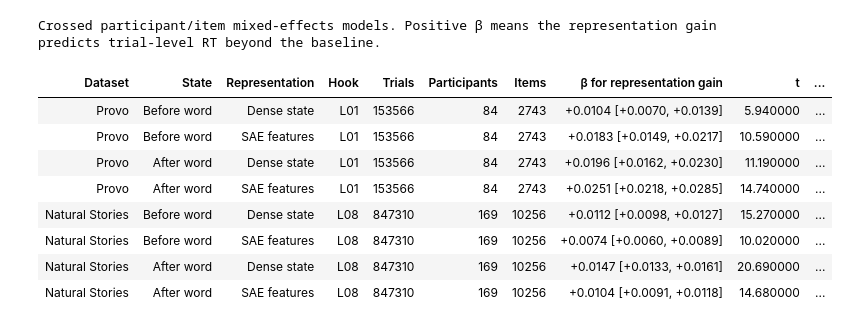
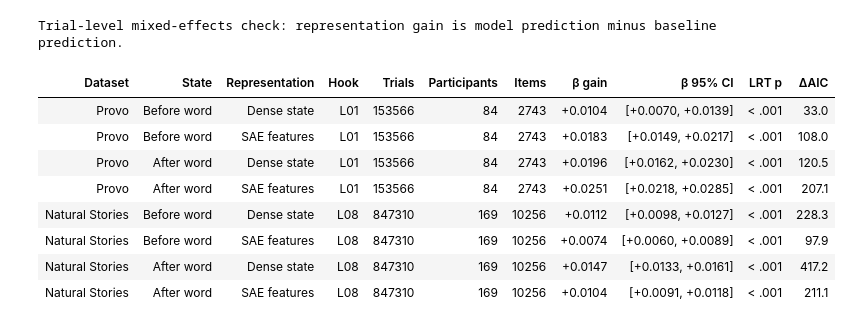
Before and after one commit to theraSara/saert, a Jupyter notebook: notebooks/08_mixed_effects.ipynb, the cells around one changed output. Saved outputs shown, nothing was run; the diff lists cells and outputs as text; code cells hidden in the pictures.

```diff
--- a/notebooks/08_mixed_effects.ipynb
+++ b/notebooks/08_mixed_effects.ipynb
@@ -5,10 +3,11 @@ This notebook presents a trial-level mixed-effects check for the selected primar
 # %%
+# Trial-level crossed mixed-effects summary: positive gain_beta means the dense/SAE prediction adds signal beyond the surprisal baseline.
 import sys
 from pathlib import Path
 import numpy as np
 import pandas as pd
 import matplotlib.pyplot as plt
-from IPython.display import display, Markdown
+from IPython.display import display
 
 ROOT = next(p for p in [Path.cwd(), *Path.cwd().parents] if (p / "src").is_dir() and (p / "results").is_dir())
 sys.path.insert(0, str(ROOT / "src"))
@@ -19,5 +18,8 @@ FIG = P["figures"]
 set_style()
 pd.set_option("display.precision", 3)
 
-MIXED = ROOT / "reports/mixed_effects/mixed_effects_primary.csv"
-me = pd.read_csv(MIXED)
+me = pd.read_csv(ROOT / "reports/mixed_effects/mixed_effects_primary.csv")
+me["gain_beta"] = me["delta_beta"]
+me["gain_beta_ci_low"] = me["delta_beta"] - 1.96 * me["delta_se"]
+me["gain_beta_ci_high"] = me["delta_beta"] + 1.96 * me["delta_se"]
+me["delta_aic"] = me["aic_baseline"] - me["aic_with_delta"]
@@ -44,22 +26,27 @@ These models were fit in R with `lme4/lmerTest` using maximum likelihood. The li
 # %%
+# Compact table: darker green/pink cells indicate larger positive gain for that corpus.
 table = me.copy()
-table["ΔAIC"] = table["aic_baseline"] - table["aic_with_delta"]
-table["β gain 95% CI"] = table.apply(lambda r: f"{r.delta_beta:+.4f} [{r.delta_beta - 1.96*r.delta_se:+.4f}, {r.delta_beta + 1.96*r.delta_se:+.4f}]", axis=1)
+table["Dataset"] = table["dataset"]
+table["State"] = table["state"]
+table["Representation"] = table["representation_label"]
+table["β gain"] = table["gain_beta"]
+table["β 95% CI"] = table.apply(lambda r: f"[{r.gain_beta_ci_low:+.4f}, {r.gain_beta_ci_high:+.4f}]", axis=1)
 table["LRT p"] = table["lrt_p"].map(lambda p: "< .001" if p < .001 else f"{p:.3f}")
-show = table[["dataset", "state", "representation_label", "hook", "n_trials", "n_participants", "n_items",
-              "β gain 95% CI", "delta_t", "LRT p", "ΔAIC"]].copy()
-show.columns = ["Dataset", "State", "Representation", "Hook", "Trials", "Participants", "Items",
-                "β for representation gain", "t", "LRT p", "ΔAIC"]
-display(focus_table(show.round({"t": 2, "ΔAIC": 1}), important=["β for representation gain", "LRT p", "ΔAIC"],
-                    caption="Crossed participant/item mixed-effects models. Positive β means the representation gain predicts trial-level RT beyond the baseline."))
+table["ΔAIC"] = table["delta_aic"]
+table = table[["Dataset", "State", "Representation", "hook", "n_trials", "n_participants", "n_items", "β gain", "β 95% CI", "LRT p", "ΔAIC"]]
+table.columns = ["Dataset", "State", "Representation", "Hook", "Trials", "Participants", "Items", "β gain", "β 95% CI", "LRT p", "ΔAIC"]
+display(focus_table(table.round({"β gain": 4, "ΔAIC": 1}),
+                    important=["β gain", "ΔAIC"], signed_columns=["β gain", "ΔAIC"],
+                    formats={"β gain": "{:+.4f}", "ΔAIC": "{:.1f}"},
+                    caption="Trial-level mixed-effects check: representation gain is model prediction minus baseline prediction."))
 # %% [output]
-Crossed participant/item mixed-effects models. Positive β means the representation gain predicts trial-level RT beyond the baseline.
+Trial-level mixed-effects check: representation gain is model prediction minus baseline prediction.
-| Dataset | State | Representation | Hook | Trials | Participants | Items | β for representation gain | t | ... |
-| Provo | Before word | Dense state | L01 | 153566 | 84 | 2743 | +0.0104 [+0.0070, +0.0139] | 5.940000 | ... |
-| Provo | Before word | SAE features | L01 | 153566 | 84 | 2743 | +0.0183 [+0.0149, +0.0217] | 10.590000 | ... |
-| Provo | After word | Dense state | L01 | 153566 | 84 | 2743 | +0.0196 [+0.0162, +0.0230] | 11.190000 | ... |
-| Provo | After word | SAE features | L01 | 153566 | 84 | 2743 | +0.0251 [+0.0218, +0.0285] | 14.740000 | ... |
-| Natural Stories | Before word | Dense state | L08 | 847310 | 169 | 10256 | +0.0112 [+0.0098, +0.0127] | 15.270000 | ... |
-| Natural Stories | Before word | SAE features | L08 | 847310 | 169 | 10256 | +0.0074 [+0.0060, +0.0089] | 10.020000 | ... |
-| Natural Stories | After word | Dense state | L08 | 847310 | 169 | 10256 | +0.0147 [+0.0133, +0.0161] | 20.690000 | ... |
-| Natural Stories | After word | SAE features | L08 | 847310 | 169 | 10256 | +0.0104 [+0.0091, +0.0118] | 14.680000 | ... |
+| Dataset | State | Representation | Hook | Trials | Participants | Items | β gain | β 95% CI | LRT p | ΔAIC |
+| Provo | Before word | Dense state | L01 | 153566 | 84 | 2743 | +0.0104 | [+0.0070, +0.0139] | < .001 | 33.0 |
+| Provo | Before word | SAE features | L01 | 153566 | 84 | 2743 | +0.0183 | [+0.0149, +0.0217] | < .001 | 108.0 |
+| Provo | After word | Dense state | L01 | 153566 | 84 | 2743 | +0.0196 | [+0.0162, +0.0230] | < .001 | 120.5 |
+| Provo | After word | SAE features | L01 | 153566 | 84 | 2743 | +0.0251 | [+0.0218, +0.0285] | < .001 | 207.1 |
+| Natural Stories | Before word | Dense state | L08 | 847310 | 169 | 10256 | +0.0112 | [+0.0098, +0.0127] | < .001 | 228.3 |
+| Natural Stories | Before word | SAE features | L08 | 847310 | 169 | 10256 | +0.0074 | [+0.0060, +0.0089] | < .001 | 97.9 |
+| Natural Stories | After word | Dense state | L08 | 847310 | 169 | 10256 | +0.0147 | [+0.0133, +0.0161] | < .001 | 417.2 |
+| Natural Stories | After word | SAE features | L08 | 847310 | 169 | 10256 | +0.0104 | [+0.0091, +0.0118] | < .001 | 211.1 |
```
Also changed, not shown: parts of 8 cells of this notebook, 6 other files.
